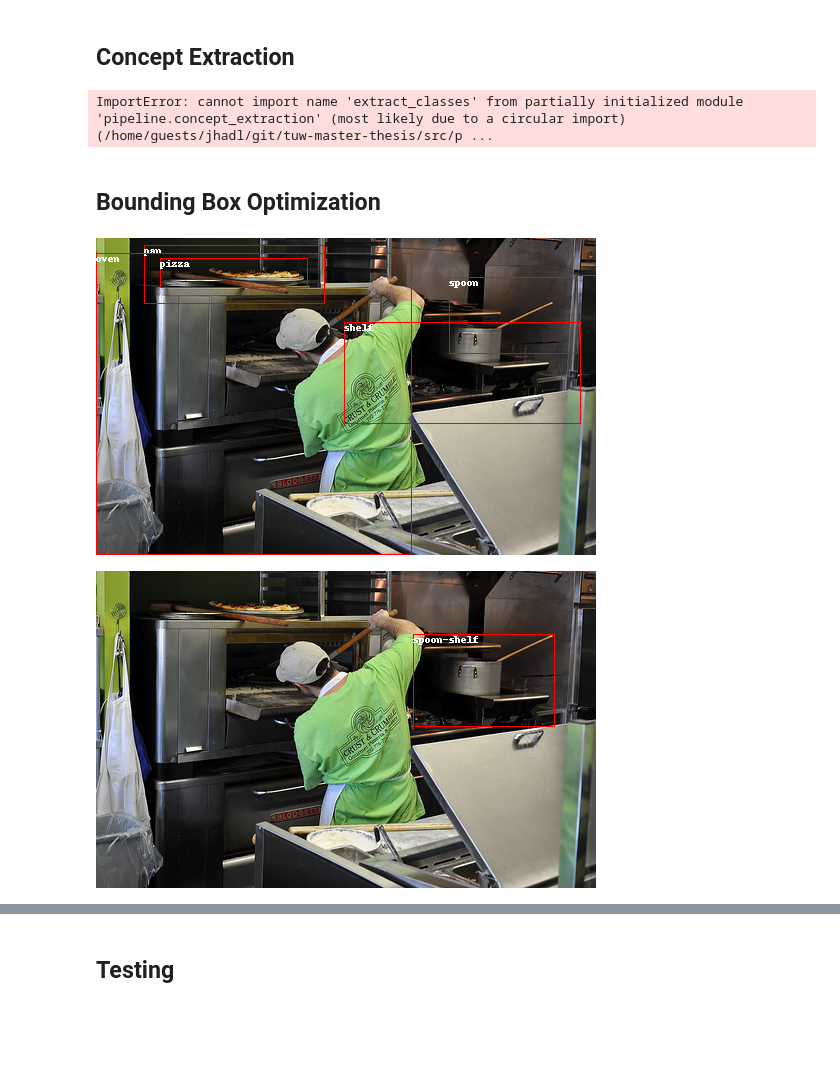
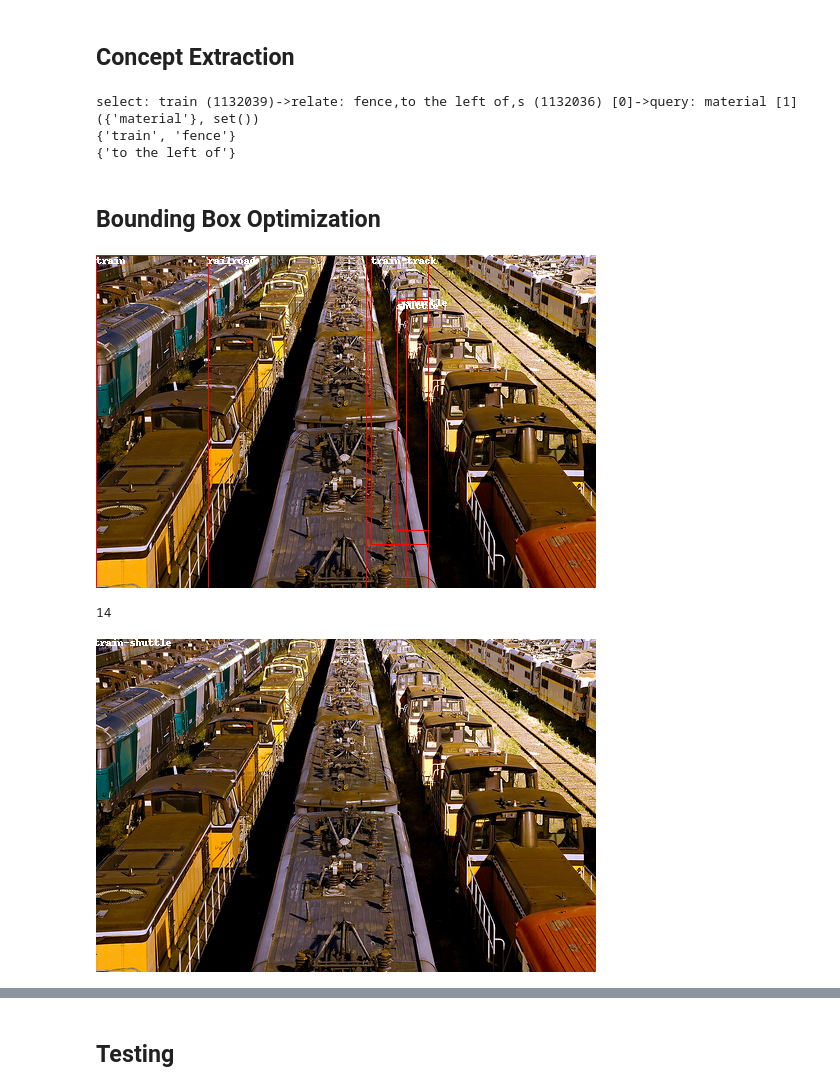
Before and after one commit to winnedatsch/tuw-master-thesis, a Jupyter notebook: notebooks/vqa.ipynb, the cells around one changed output, grey strips where cells are left out. Drawn from its saved outputs; the diff is of its cells as text; code cells hidden in the pictures; blank space fills up the shorter version.

```diff
--- a/notebooks/vqa.ipynb
+++ b/notebooks/vqa.ipynb
@@ -47,18 +52,18 @@ import json
 with open("../data/questions/train_sampled_questions_2000.json") as f:
    questions = list(json.load(f).items())
 
-qid, question = questions[3]
+qid, question = questions[87]
 print(f"{question['question']} -> {question['answer']}")
-print(question['semanticStr'])
+print(question["semanticStr"])
 image = Image.open(f"../data/images/{question['imageId']}.jpg")
 
 imgcopy = image.copy()
 draw = ImageDraw.Draw(imgcopy)
 
-for object in question['sceneGraph']['objects'].values():
-   object_crop = image.crop((object['x'], object['y'], object['x']+object['w'], object['y']+object['h']))
-   draw.rectangle((object['x'], object['y'], object['x']+object['w'], object['y']+object['h']), outline="red", width=1)
-   draw.text((object['x'], object['y']), object["name"], fill="white")
+for object in question["sceneGraph"]["objects"].values():
+   object_crop = image.crop((object["x"], object["y"], object["x"]+object["w"], object["y"]+object["h"]))
+   draw.rectangle((object["x"], object["y"], object["x"]+object["w"], object["y"]+object["h"]), outline="red", width=1)
+   draw.text((object["x"], object["y"]), object["name"], fill="white")
 
 imgcopy
 # %% [output]
@@ -67,0 +75,24 @@ select: pan (633147)->relate: _,on,o (633148) [0]->query: name [1]
+# %%
+import json
+import torchvision.transforms.functional as F
+import itertools
+
+with open("../data/metadata/gqa_all_class.json") as f:
+    all_classes = json.load(f)
+
+all_child_classes = list(itertools.chain(*all_classes.values()))
+detected_objects = object_detector.detect_objects(
+    F.to_tensor(image),
+    [c.replace("_", " ") for c in all_child_classes]
+)
+detected_object_values = list(detected_objects.values())
+print(len(detected_objects))
+imgcopy = image.copy()
+draw = ImageDraw.Draw(imgcopy)
+
+for object in detected_objects.values():
+   object_crop = image.crop((object["x"], object["y"], object["x"]+object["w"], object["y"]+object["h"]))
+   draw.rectangle((object["x"], object["y"], object["x"]+object["w"], object["y"]+object["h"]), outline="red", width=1)
+   draw.text((object["x"], object["y"]), f"{object['name']}: {object['score']:.3f}", fill="white")
+
+imgcopy
@@ -71,49 +105,57 @@ select: pan (633147)->relate: _,on,o (633148) [0]->query: name [1]
 %reload pipeline.concept_extraction
 from pipeline.concept_extraction import extract_attributes, extract_classes, extract_relations
 
-print(question['semanticStr'])
+print(question["semanticStr"])
 print(extract_attributes(question))
 print(extract_classes(question))
 print(extract_relations(question))
 # %% [output]
-ImportError: cannot import name 'extract_classes' from partially initialized module 'pipeline.concept_extraction' (most likely due to a circular import) (/home/guests/jhadl/git/tuw-master-thesis/src/p ...
+select: train (1132039)->relate: fence,to the left of,s (1132036) [0]->query: material [1]
+({'material'}, set())
+{'train', 'fence'}
+{'to the left of'}
 # %% [markdown]
 ## Bounding Box Optimization
 # %%
 %reload pipeline.bounding_box_optimization
 from pipeline.bounding_box_optimization import get_object_bboxes
 
-objects = list(question['sceneGraph']['objects'].values())
-object_bboxes = get_object_bboxes(question)
+object_bboxes = get_object_bboxes(detected_object_values, {
+    "h": image.size[0],
+    "w": image.size[1]
+})
 
 imgcopy = image.copy()
 draw = ImageDraw.Draw(imgcopy)
 
-for i, object in enumerate(objects[:5]):
+for i, object in enumerate(detected_object_values[:5]):
     bbox = object_bboxes[i]
 
     draw.rectangle((bbox[1], bbox[0], bbox[3], bbox[2]), outline="red", width=1)
     draw.text((bbox[1], bbox[0]), f"{object['name']}", fill="white")
 
 imgcopy
 # %% [output]
-[figure, old version]
+[figure, new version]
 # %%
 %reload pipeline.bounding_box_optimization
 from pipeline.bounding_box_optimization import get_pair_bboxes
 
-object_pairs = [(2,4)]
-pair_bboxes, pair_bbox_indices = get_pair_bboxes(question)
+object_pairs = [(1,3)]
+pair_bboxes, pair_bbox_indices = get_pair_bboxes(detected_object_values, 0.6)
 
 imgcopy = image.copy()
 draw = ImageDraw.Draw(imgcopy)
+
+print(len(pair_bboxes))
 
 for object_pair in object_pairs:
     bbox = pair_bboxes[pair_bbox_indices[object_pair[0], object_pair[1]]]
 
     draw.rectangle((bbox[1], bbox[0], bbox[3], bbox[2]), outline="red", width=1)
-    draw.text((bbox[1], bbox[0]), f"{objects[object_pair[0]]['name']}-{objects[object_pair[1]]['name']}", fill="white")
+    draw.text((bbox[1], bbox[0]), f"{detected_object_values[object_pair[0]]['name']}-{detected_object_values[object_pair[1]]['name']}", fill="white")
 
 imgcopy
 # %% [output]
+14
-[figure, old version]
+[figure, new version]
```
Also changed, not shown: parts of 8 cells of this notebook, 11 other files.
